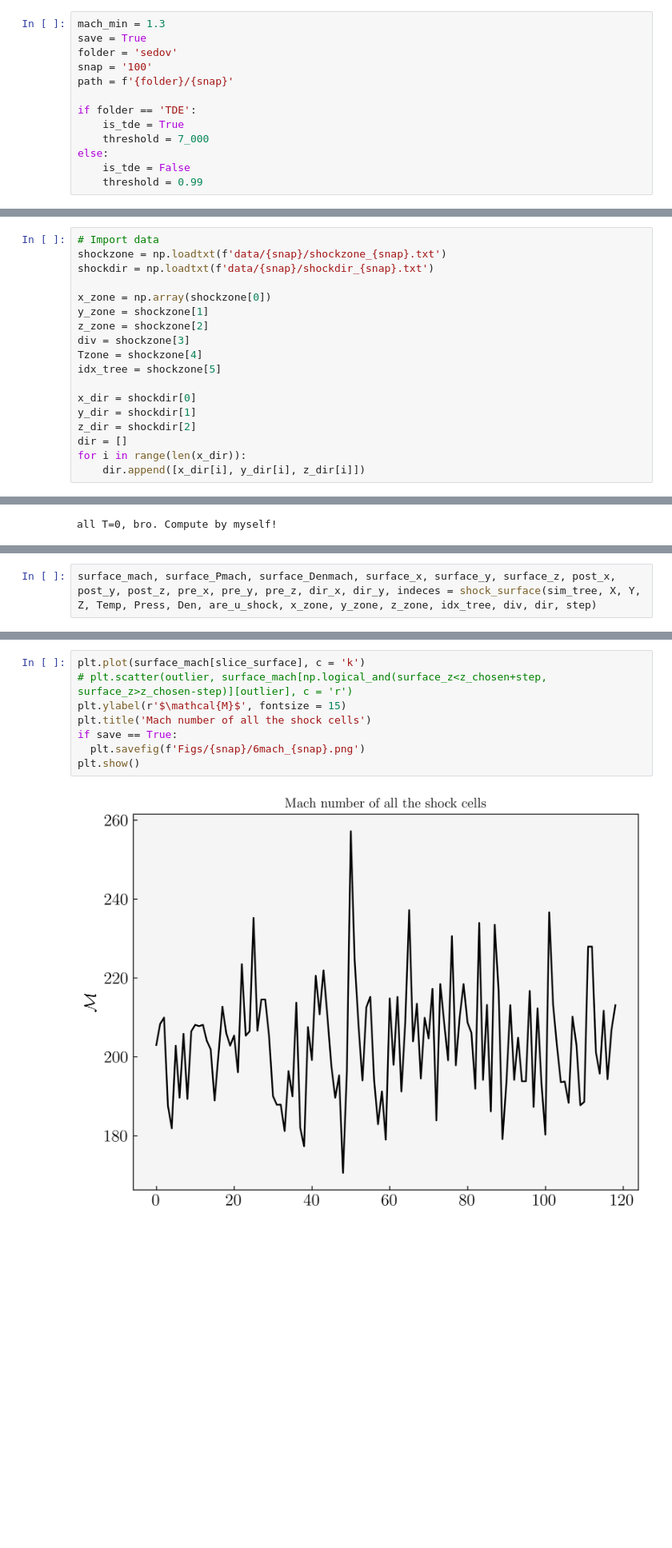
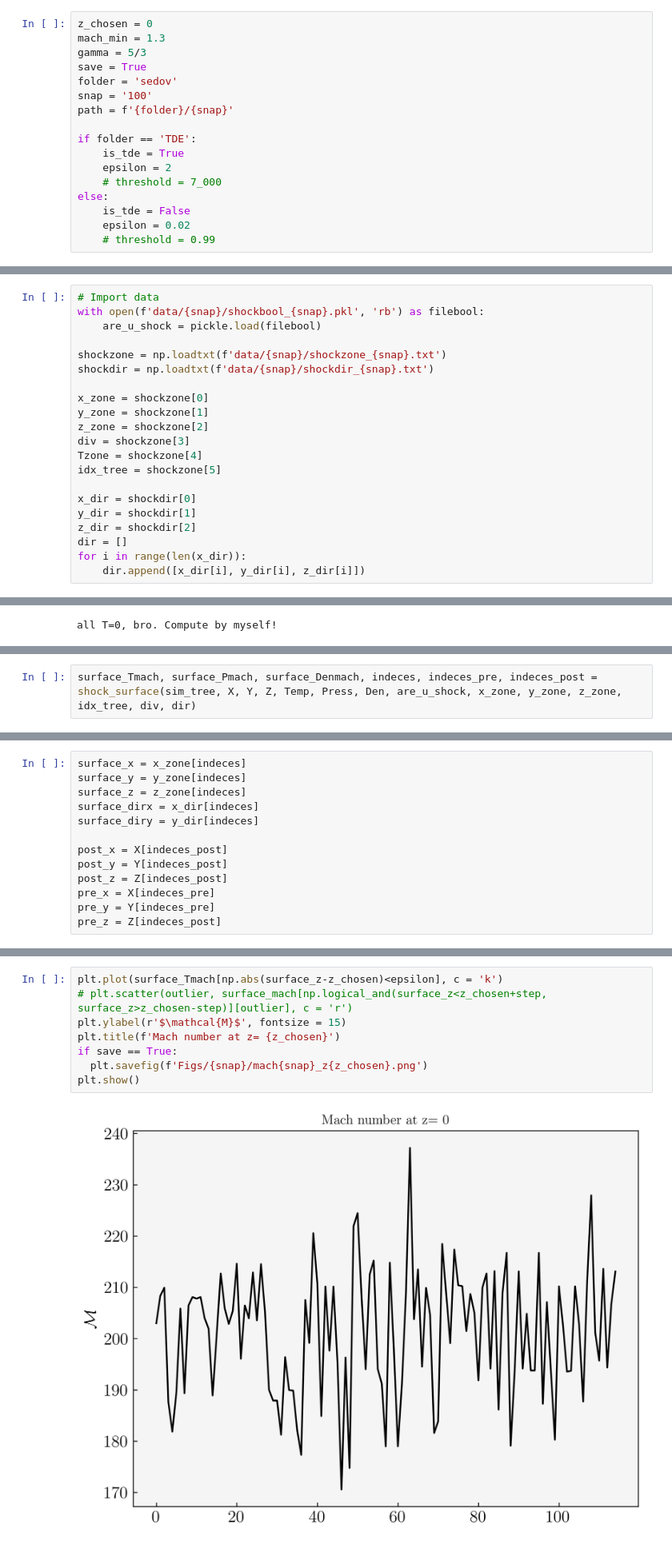
Before and after one commit to rich-tde/tde_wind, a Jupyter notebook: shock_surface.ipynb, the cells around one changed output, grey strips where cells are left out. Shown at 80% size. Saved outputs shown, nothing was run; the diff lists cells and outputs as text; blank space fills up the shorter version.

```diff
--- a/shock_surface.ipynb
+++ b/shock_surface.ipynb
@@ -13,7 +14,9 @@ from Utilities.operators import make_tree, calc_grad
 # %matplotlib widget # (to go back normal %matplotlib inline)
 # mpl.rcParams['figure.dpi'] = 100
 # %%
+z_chosen = 0
 mach_min = 1.3
+gamma = 5/3
 save = True
 folder = 'sedov'
 snap = '100'
@@ -21,7 +24,9 @@ path = f'{folder}/{snap}'
 
 if folder == 'TDE':
     is_tde = True
-    threshold = 7_000
+    epsilon = 2
+    # threshold = 7_000
 else:
     is_tde = False
-    threshold = 0.99
+    epsilon = 0.02
+    # threshold = 0.99
@@ -161,9 +222,12 @@ def shock_surface(sim_tree, X, Y, Z, Temp, Press, Den, are_u_shock, x_zone, y_zo
 # %%
 # Import data
+with open(f'data/{snap}/shockbool_{snap}.pkl', 'rb') as filebool:
+    are_u_shock = pickle.load(filebool)
+
 shockzone = np.loadtxt(f'data/{snap}/shockzone_{snap}.txt')
 shockdir = np.loadtxt(f'data/{snap}/shockdir_{snap}.txt')
 
-x_zone = np.array(shockzone[0])
+x_zone = shockzone[0]
 y_zone = shockzone[1]
 z_zone = shockzone[2]
 div = shockzone[3]
@@ -189,2 +248,2 @@ with open(f'data/{snap}/shockbool_{snap}.pkl', 'rb') as filebool:
 # %%
-surface_mach, surface_Pmach, surface_Denmach, surface_x, surface_y, surface_z, post_x, post_y, post_z, pre_x, pre_y, pre_z, dir_x, dir_y, indeces = shock_surface(sim_tree, X, Y, Z, Temp, Press, Den, are_u_shock, x_zone, y_zone, z_zone, idx_tree, div, dir, step)
+surface_Tmach, surface_Pmach, surface_Denmach, indeces, indeces_pre, indeces_post = shock_surface(sim_tree, X, Y, Z, Temp, Press, Den, are_u_shock, x_zone, y_zone, z_zone, idx_tree, div, dir)
@@ -269,0 +267,13 @@ if folder == 'sedov':
+# %%
+surface_x = x_zone[indeces]
+surface_y = y_zone[indeces]
+surface_z = z_zone[indeces]
+surface_dirx = x_dir[indeces]
+surface_diry = y_dir[indeces]
+
+post_x = X[indeces_post]
+post_y = Y[indeces_post]
+post_z = Z[indeces_post]
+pre_x = X[indeces_pre]
+pre_y = Y[indeces_pre]
+pre_z = Z[indeces_post]
@@ -278,12 +310,12 @@ plt.legend(loc = 'lower left')
 # %%
-plt.plot(surface_mach[slice_surface], c = 'k')
+plt.plot(surface_Tmach[np.abs(surface_z-z_chosen)<epsilon], c = 'k')
 # plt.scatter(outlier, surface_mach[np.logical_and(surface_z<z_chosen+step, surface_z>z_chosen-step)][outlier], c = 'r')
 plt.ylabel(r'$\mathcal{M}$', fontsize = 15)
-plt.title('Mach number of all the shock cells')
+plt.title(f'Mach number at z= {z_chosen}')
 if save == True:
-  plt.savefig(f'Figs/{snap}/6mach_{snap}.png')
+  plt.savefig(f'Figs/{snap}/mach{snap}_z{z_chosen}.png')
 plt.show()
 # %% [output]
-[figure, old version]
+[figure, new version]
 # %%
 # Maybe for every cell of the shock surface you don't see pre/post because they are not on the same layers
```
Also changed, not shown: parts of 17 cells of this notebook, 4 other files.
